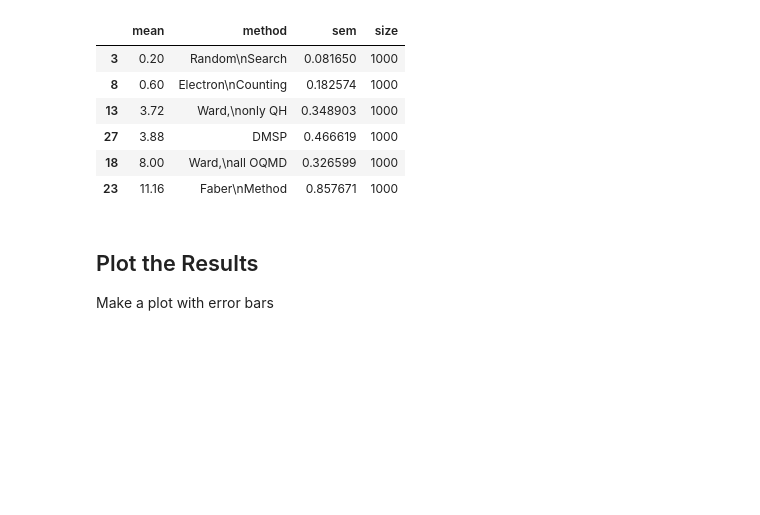
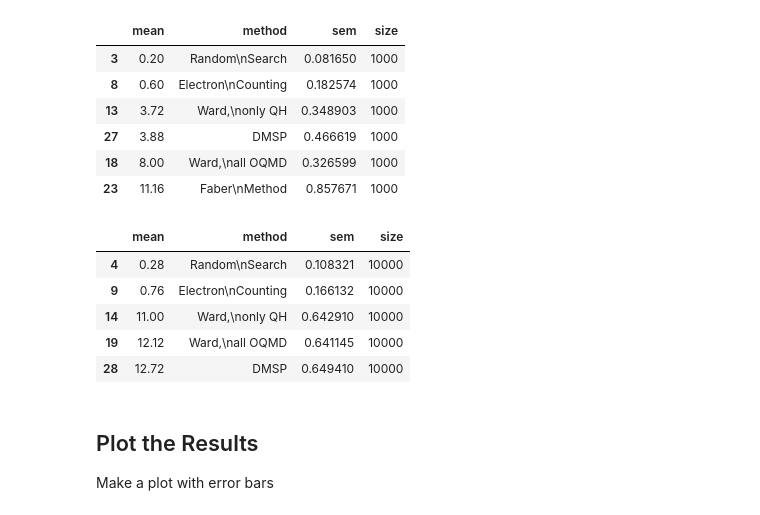
Before and after one commit to WardLT/ml-quaternary-heuslers, a Jupyter notebook: compare-methods/plot-results.ipynb, the cells around one changed output. Drawn from its saved outputs; the diff is of its cells as text; code cells hidden in the pictures; blank space fills up the shorter version.

```diff
--- a/compare-methods/plot-results.ipynb
+++ b/compare-methods/plot-results.ipynb
@@ -53,6 +53,15 @@ results.query('size == 1000').sort_values('mean')
 | 27 | 3.88 | DMSP | 0.466619 | 1000 |
 | 18 | 8.00 | Ward,\nall OQMD | 0.326599 | 1000 |
 | 23 | 11.16 | Faber\nMethod | 0.857671 | 1000 |
+# %%
+results.query('size == 10000').sort_values('mean')
+# %% [output]
+|  | mean | method | sem | size |
+| 4 | 0.28 | Random\nSearch | 0.108321 | 10000 |
+| 9 | 0.76 | Electron\nCounting | 0.166132 | 10000 |
+| 14 | 11.00 | Ward,\nonly QH | 0.642910 | 10000 |
+| 19 | 12.12 | Ward,\nall OQMD | 0.641145 | 10000 |
+| 28 | 12.72 | DMSP | 0.649410 | 10000 |
 # %% [markdown]
 ## Plot the Results
 Make a plot with error bars
```
Also changed, not shown: parts of 1 cell of this notebook, 2 other files.
